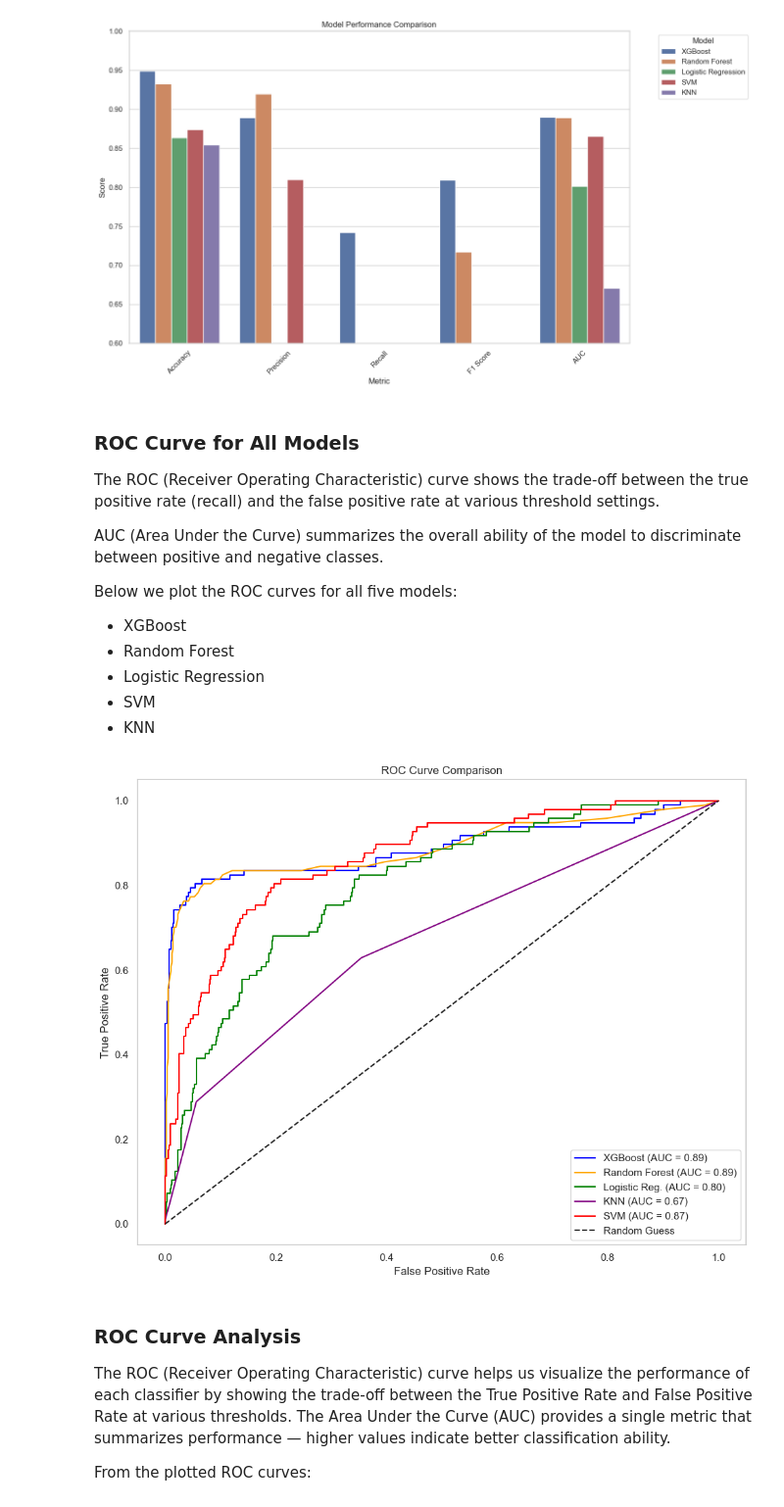
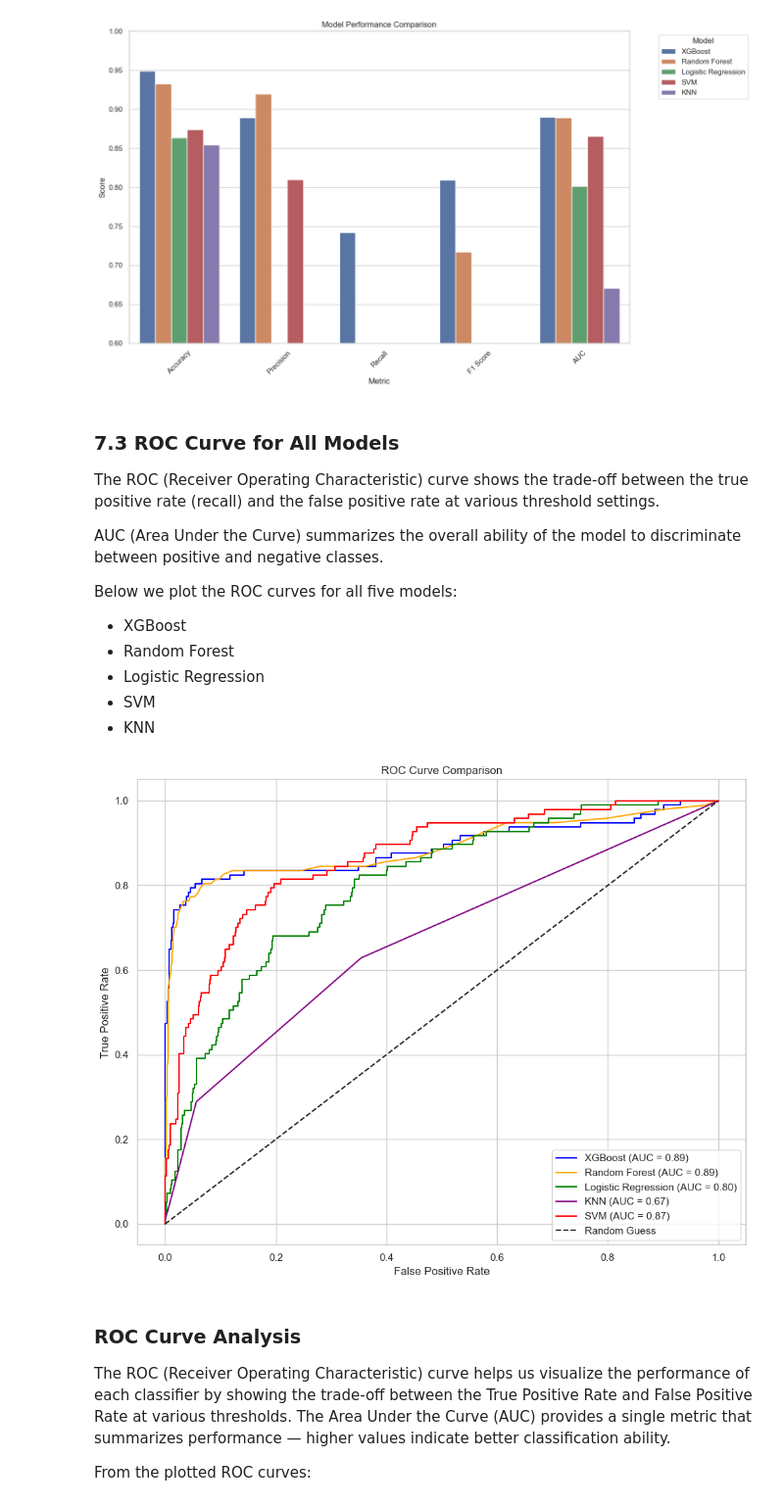
Before and after one commit to Tinah-91/SyriaTel-Customer-Churn-, a Jupyter notebook: notebooks/SyriaTel Customer Churn.ipynb, the cells around one changed output. Shown at 98% size. Cells and saved outputs as stored; diff of their text form; code cells hidden in the pictures.

```diff
--- a/notebooks/SyriaTel Customer Churn.ipynb
+++ b/notebooks/SyriaTel Customer Churn.ipynb
@@ -1434,7 +1429,7 @@ plt.show()
 # %% [output]
 [figure]
 # %% [markdown]
-###  ROC Curve for All Models
+### 7.3 ROC Curve for All Models
 
 The ROC (Receiver Operating Characteristic) curve shows the trade-off between the true positive rate (recall) and the false positive rate at various threshold settings.
 
@@ -1449,44 +1444,49 @@ Below we plot the ROC curves for all five models:
 # %%
 from sklearn.metrics import roc_curve, auc
 import matplotlib.pyplot as plt
+
+# Predict probabilities or decision scores
+y_probs_xgb = xgb_clf.predict_proba(X_test_scaled)[:, 1]
+y_probs_rf = rf_clf.predict_proba(X_test_scaled)[:, 1]
+y_probs_log = logreg.predict_proba(X_test_scaled)[:, 1]
+y_probs_knn = knn_clf.predict_proba(X_test_scaled)[:, 1]
+y_scores_svm = svm_clf.decision_function(X_test_scaled)
 
 # Calculate ROC curves and AUC
 fpr_xgb, tpr_xgb, _ = roc_curve(y_test, y_probs_xgb)
 roc_auc_xgb = auc(fpr_xgb, tpr_xgb)
 
 fpr_rf, tpr_rf, _ = roc_curve(y_test, y_probs_rf)
 roc_auc_rf = auc(fpr_rf, tpr_rf)
 
 fpr_log, tpr_log, _ = roc_curve(y_test, y_probs_log)
 roc_auc_log = auc(fpr_log, tpr_log)
 
 fpr_knn, tpr_knn, _ = roc_curve(y_test, y_probs_knn)
 roc_auc_knn = auc(fpr_knn, tpr_knn)
 
 fpr_svm, tpr_svm, _ = roc_curve(y_test, y_scores_svm)
 roc_auc_svm = auc(fpr_svm, tpr_svm)
 
-# Plotting
+# Plotting ROC curves
 plt.figure(figsize=(10, 8))
 plt.plot(fpr_xgb, tpr_xgb, label=f"XGBoost (AUC = {roc_auc_xgb:.2f})", color="blue")
 plt.plot(fpr_rf, tpr_rf, label=f"Random Forest (AUC = {roc_auc_rf:.2f})", color="orange")
-plt.plot(fpr_log, tpr_log, label=f"Logistic Reg. (AUC = {roc_auc_log:.2f})", color="green")
+plt.plot(fpr_log, tpr_log, label=f"Logistic Regression (AUC = {roc_auc_log:.2f})", color="green")
 plt.plot(fpr_knn, tpr_knn, label=f"KNN (AUC = {roc_auc_knn:.2f})", color="purple")
 plt.plot(fpr_svm, tpr_svm, label=f"SVM (AUC = {roc_auc_svm:.2f})", color="red")
-
-# Diagonal line
 plt.plot([0, 1], [0, 1], 'k--', label="Random Guess")
 
-# Plot aesthetics
+# Customize plot
 plt.title("ROC Curve Comparison")
 plt.xlabel("False Positive Rate")
 plt.ylabel("True Positive Rate")
 plt.legend(loc="lower right")
-plt.grid()
+plt.grid(True)
 plt.tight_layout()
 plt.show()
 # %% [output]
-[figure, old version]
+[figure, new version]
 # %% [markdown]
 ###  ROC Curve Analysis
 
```
Also changed, not shown: parts of 55 cells of this notebook.
